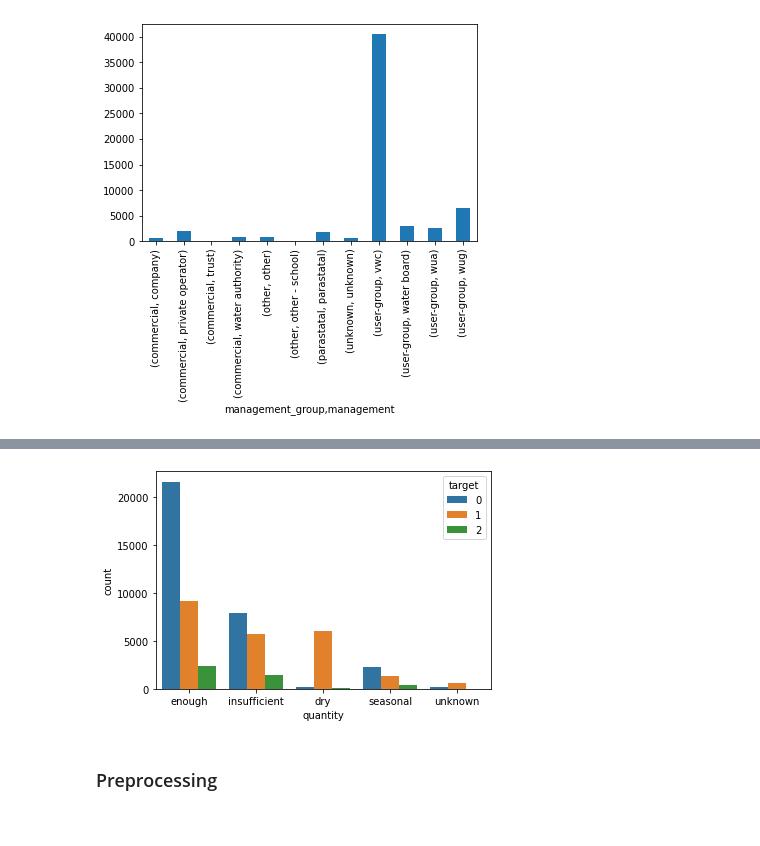
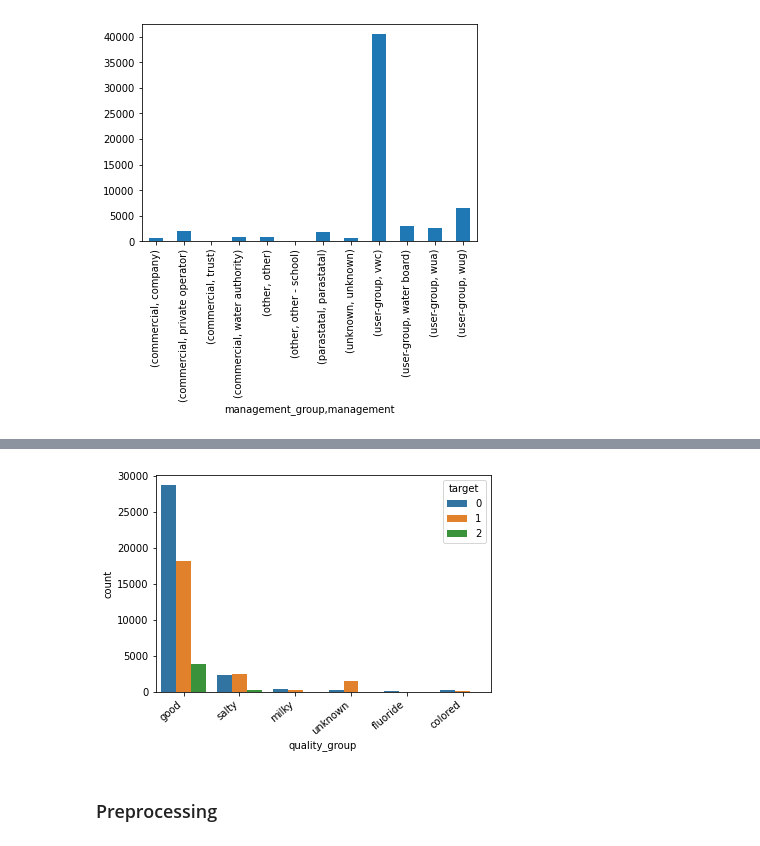
Before and after one commit to davidrtorres/Model-3-Tanzania-Water-Crisis, a Jupyter notebook: Model_3_09_27_20-Copy1.ipynb, the cells around one changed output, grey strips where cells are left out. Cells and saved outputs as stored; diff of their text form; code cells hidden in the pictures.

```diff
--- a/Model_3_09_27_20-Copy1.ipynb
+++ b/Model_3_09_27_20-Copy1.ipynb
@@ -195,3 +199,8 @@ df_1.describe()
 | max | 350000.000000 | 2770.000000 | 40.345193 | -2.000000e-08 | 1776.000000 | 99.000000 | 80.000000 | 30500.000000 | ... |
 # %% [markdown]
 ### Visualization
+# %%
+def countplot_w_hue(df, col=None, hue_col=None, rot=None):
+    fig,ax = plt.subplots()
+    sns.countplot(data=df, x=col, hue=hue_col);
+    ax.set_xticklabels(ax.get_xticklabels(), fontdict={'rotation':rot,'ha':'right'});
@@ -274,7 +398,8 @@ df_1.groupby(['management_group','management']).count()['target'].plot(kind='bar
 # %%
-ax = sns.countplot(x='quantity', hue="target", data=df_1)
+#ax = sns.countplot(x='quality_group', hue="target", data=df_1)
+countplot_w_hue(df_1, col='quality_group', hue_col='target',rot=40)
 # %% [output]
-[figure, old version]
+[figure, new version]
 # %% [markdown]
 ### Preprocessing
 # %%
```
Also changed, not shown: parts of 52 cells of this notebook.
